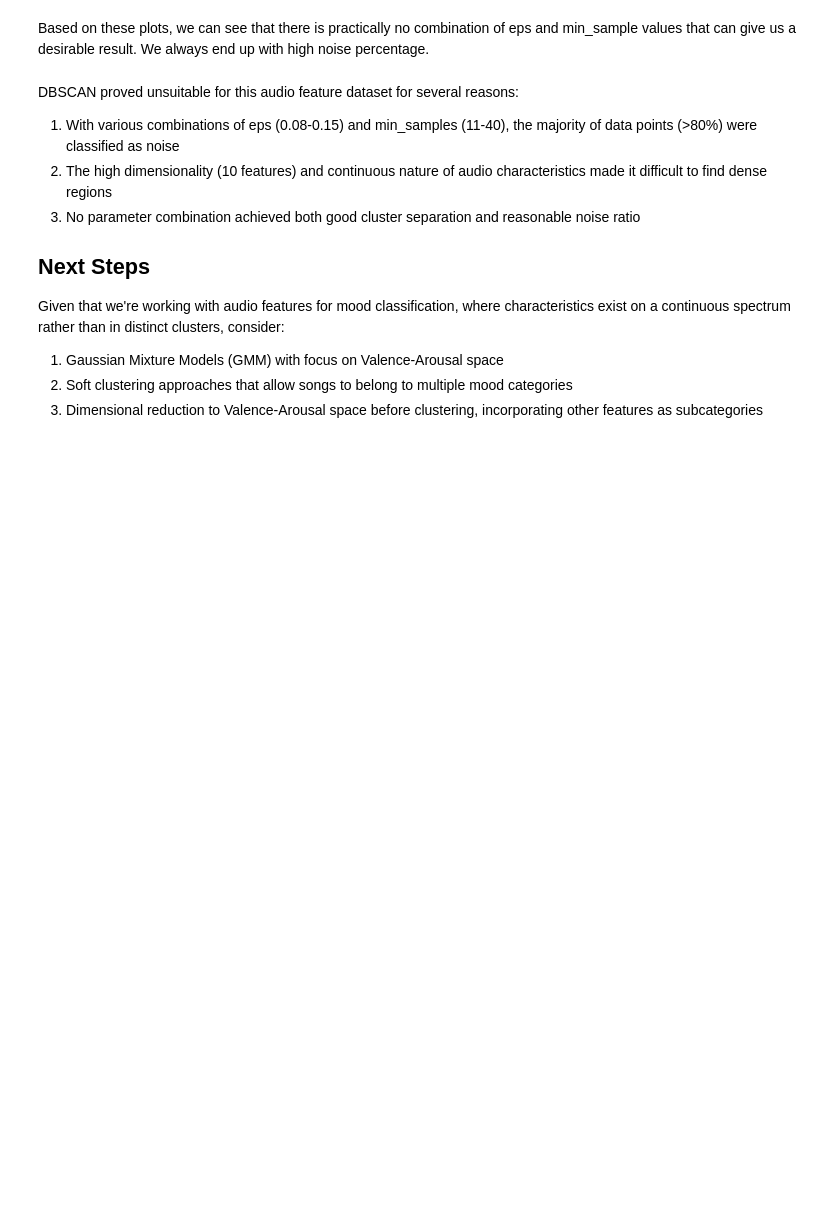
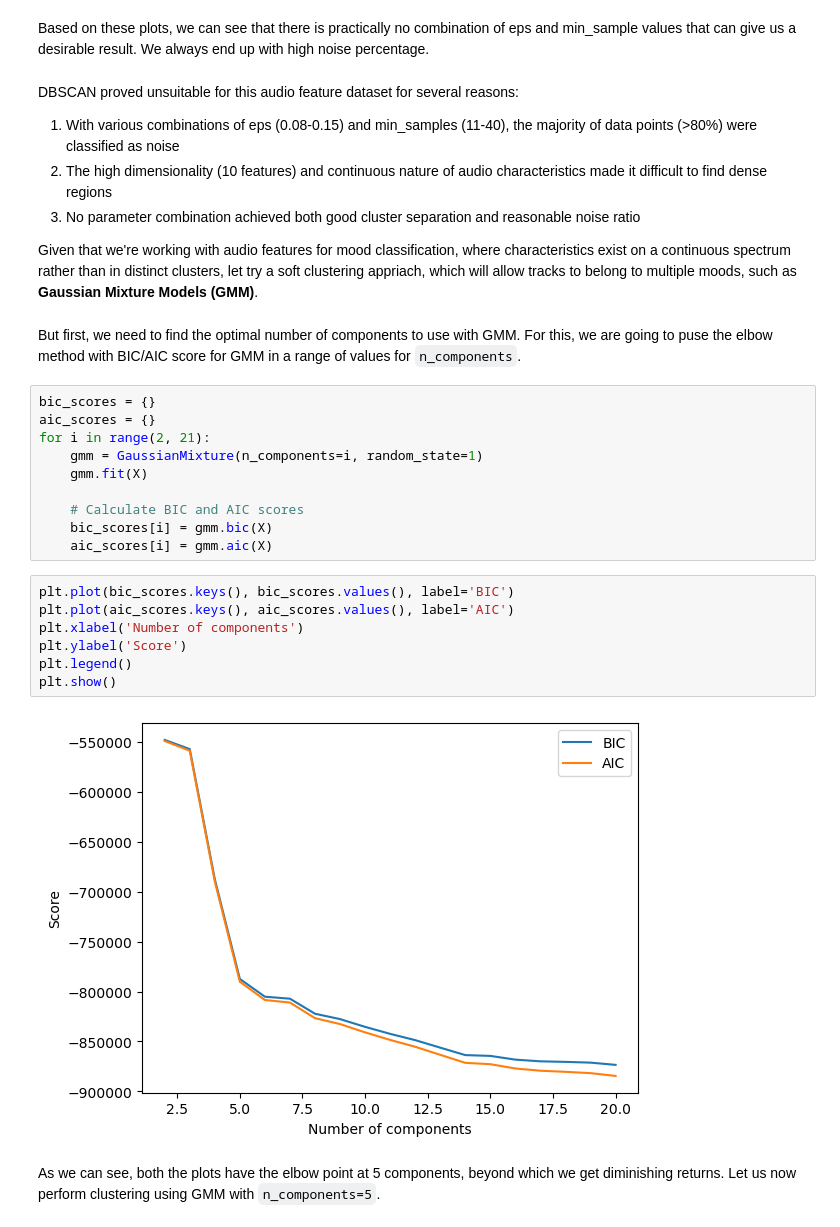
Before and after one commit to ty4g1/music_mood_classifier, a Jupyter notebook: music_clustering.ipynb, the cells around one changed output. Cells and saved outputs as stored; diff of their text form; blank space fills up the shorter version.

Commit message:
Use GMM clustering and VA mood space

```diff
--- a/music_clustering.ipynb
+++ b/music_clustering.ipynb
@@ -316,8 +322,28 @@ DBSCAN proved unsuitable for this audio feature dataset for several reasons:
 2. The high dimensionality (10 features) and continuous nature of audio characteristics made it difficult to find dense regions
 3. No parameter combination achieved both good cluster separation and reasonable noise ratio
 
-## Next Steps
-Given that we're working with audio features for mood classification, where characteristics exist on a continuous spectrum rather than in distinct clusters, consider:
-1. Gaussian Mixture Models (GMM) with focus on Valence-Arousal space
-2. Soft clustering approaches that allow songs to belong to multiple mood categories
-3. Dimensional reduction to Valence-Arousal space before clustering, incorporating other features as subcategories
+
+Given that we're working with audio features for mood classification, where characteristics exist on a continuous spectrum rather than in distinct clusters, let try a soft clustering appriach, which will allow tracks to belong to multiple moods, such as **Gaussian Mixture Models (GMM)**.
+# %% [markdown]
+But first, we need to find the optimal number of components to use with GMM. For this, we are going to puse the elbow method with BIC/AIC score for GMM in a range of values for `n_components`.
+# %%
+bic_scores = {}
+aic_scores = {}
+for i in range(2, 21):
+    gmm = GaussianMixture(n_components=i, random_state=1)
+    gmm.fit(X)
+
+    # Calculate BIC and AIC scores
+    bic_scores[i] = gmm.bic(X)
+    aic_scores[i] = gmm.aic(X)
+# %%
+plt.plot(bic_scores.keys(), bic_scores.values(), label='BIC')
+plt.plot(aic_scores.keys(), aic_scores.values(), label='AIC')
+plt.xlabel('Number of components')
+plt.ylabel('Score')
+plt.legend()
+plt.show()
+# %% [output]
+[figure, added]
+# %% [markdown]
+As we can see, both the plots have the elbow point at 5 components, beyond which we get diminishing returns. Let us now perform clustering using GMM with `n_components=5`.
```
Also changed, not shown: parts of 32 cells of this notebook.
